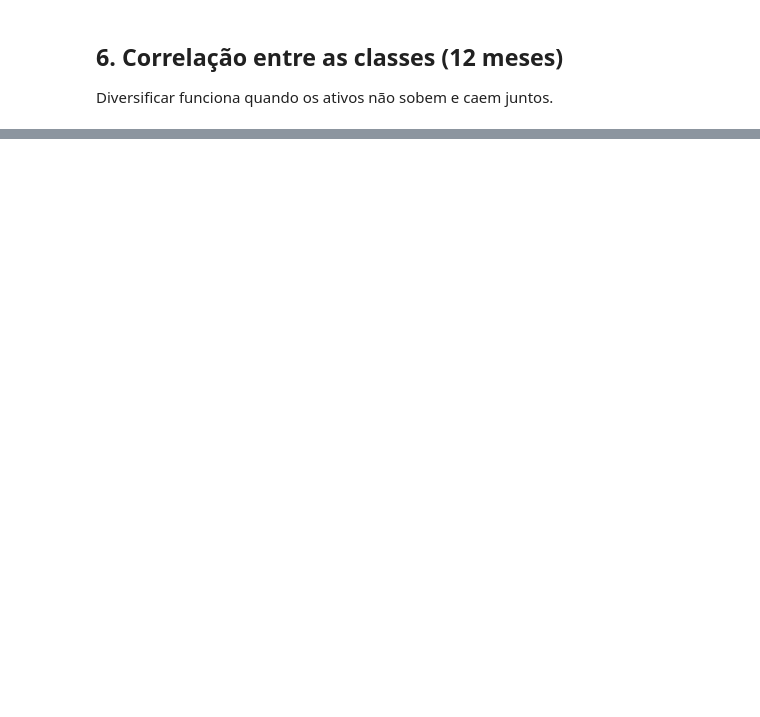
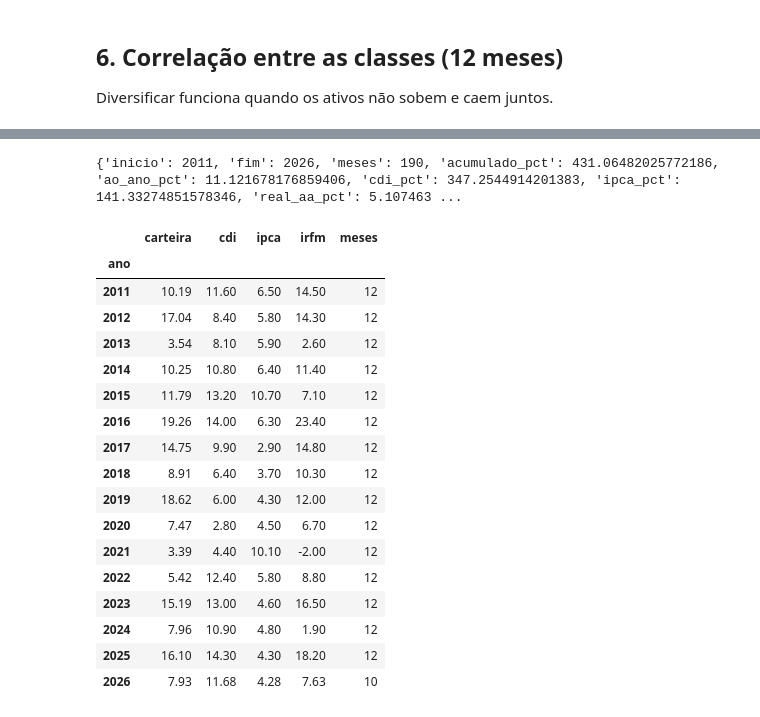
Before and after one commit to mlsantos92/indices-mercado-2026, a Jupyter notebook: notebooks/analise.ipynb, the cells around one changed output, grey strips where cells are left out. Saved outputs shown, nothing was run; the diff lists cells and outputs as text; code cells hidden in the pictures; blank space fills up the shorter version.

```diff
--- a/notebooks/analise.ipynb
+++ b/notebooks/analise.ipynb
@@ -107,0 +113,4 @@ largo.tail(12).corr().round(2)
+# %%
+anuais, meses = historico.com_ano_parcial(historico.ler_anual(), largo)
+per = historico.periodo(anuais, meses, 2011, 2026)
+per
@@ -107,0 +149,25 @@ largo.tail(12).corr().round(2)
+# %%
+cart = carteira.Carteira(carteira.EXEMPLO)
+df = cart.anual(anuais, meses, 2011, 2026)
+print(cart.resumo(df))
+df
+# %% [output]
+{'inicio': 2011, 'fim': 2026, 'meses': 190, 'acumulado_pct': 431.06482025772186, 'ao_ano_pct': 11.121678176859406, 'cdi_pct': 347.2544914201383, 'ipca_pct': 141.33274851578346, 'real_aa_pct': 5.107463 ...
+|  | carteira | cdi | ipca | irfm | meses |
+| ano |  |  |  |  |  |
+| 2011 | 10.19 | 11.60 | 6.50 | 14.50 | 12 |
+| 2012 | 17.04 | 8.40 | 5.80 | 14.30 | 12 |
+| 2013 | 3.54 | 8.10 | 5.90 | 2.60 | 12 |
+| 2014 | 10.25 | 10.80 | 6.40 | 11.40 | 12 |
+| 2015 | 11.79 | 13.20 | 10.70 | 7.10 | 12 |
+| 2016 | 19.26 | 14.00 | 6.30 | 23.40 | 12 |
+| 2017 | 14.75 | 9.90 | 2.90 | 14.80 | 12 |
+| 2018 | 8.91 | 6.40 | 3.70 | 10.30 | 12 |
+| 2019 | 18.62 | 6.00 | 4.30 | 12.00 | 12 |
+| 2020 | 7.47 | 2.80 | 4.50 | 6.70 | 12 |
+| 2021 | 3.39 | 4.40 | 10.10 | -2.00 | 12 |
+| 2022 | 5.42 | 12.40 | 5.80 | 8.80 | 12 |
+| 2023 | 15.19 | 13.00 | 4.60 | 16.50 | 12 |
+| 2024 | 7.96 | 10.90 | 4.80 | 1.90 | 12 |
+| 2025 | 16.10 | 14.30 | 4.30 | 18.20 | 12 |
+| 2026 | 7.93 | 11.68 | 4.28 | 7.63 | 10 |
```
Also changed, not shown: parts of 22 cells of this notebook, 23 other files.
